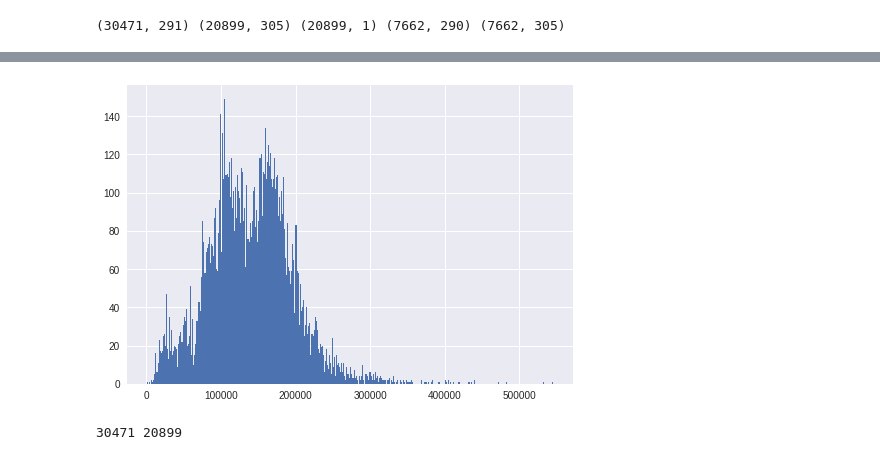
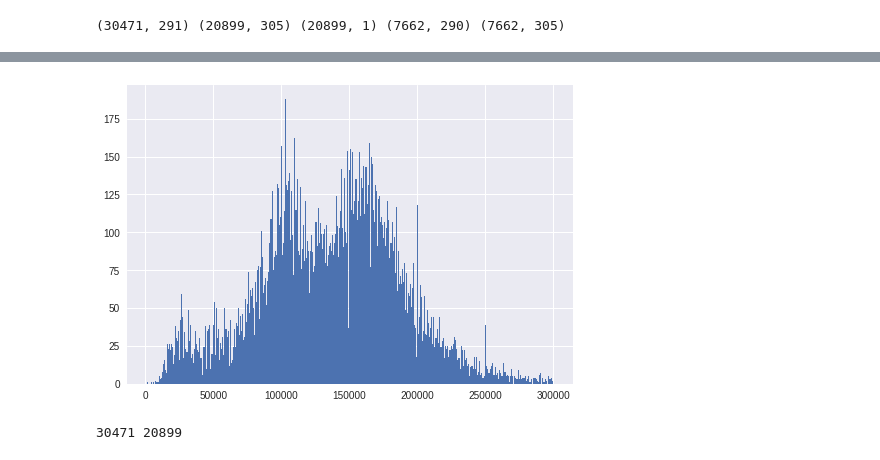
Before and after one commit to SorokinV/Kaggle-2017-SberBank, a Jupyter notebook: Jupiter/sb-v01-head-01-rmse-03-multi.ipynb, the cells around one changed output, grey strips where cells are left out. Saved outputs shown, nothing was run; the diff lists cells and outputs as text; code cells hidden in the pictures.

```diff
--- a/Jupiter/sb-v01-head-01-rmse-03-multi.ipynb
+++ b/Jupiter/sb-v01-head-01-rmse-03-multi.ipynb
@@ -507,11 +490,11 @@ col_notuse
 # %%
 # Не проходит, нет результативности # train_y.r  /= train_x.LL;
 # %%
-plt.hist(train_y[10000:].r.ravel(),bins=400); plt.show()
+plt.hist(train_y[train_y.r<300000].r.ravel(),bins=400); plt.show()
 #plt.plot(macro.usdrub); plt.show()
 #plt.plot(train_y[16000:]); plt.show()
 # %% [output]
-[figure, old version]
+[figure, new version]
 # %%
 print len(train),len(train_x)
 # %% [output]
```
Also changed, not shown: parts of 12 cells of this notebook, 1 other file.
